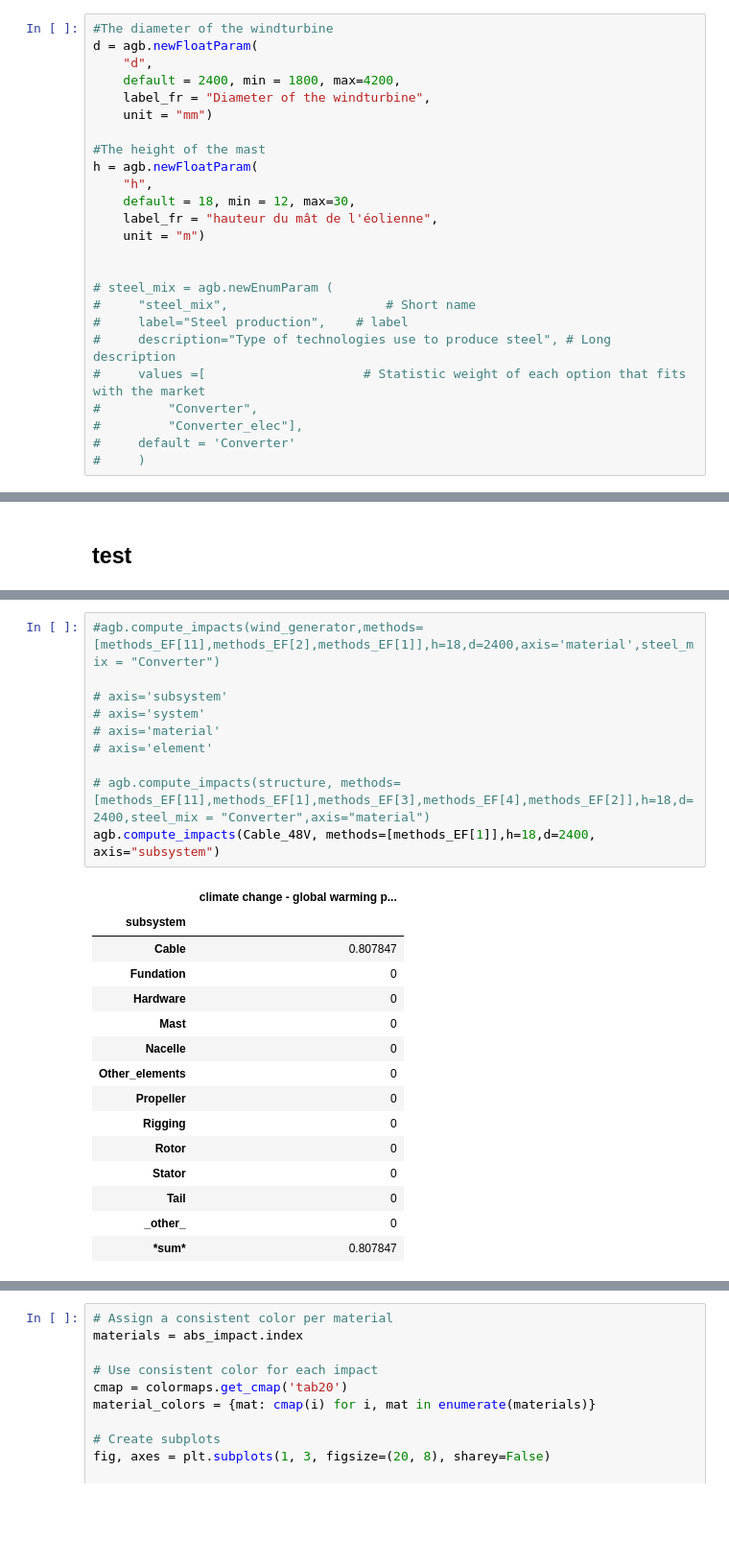
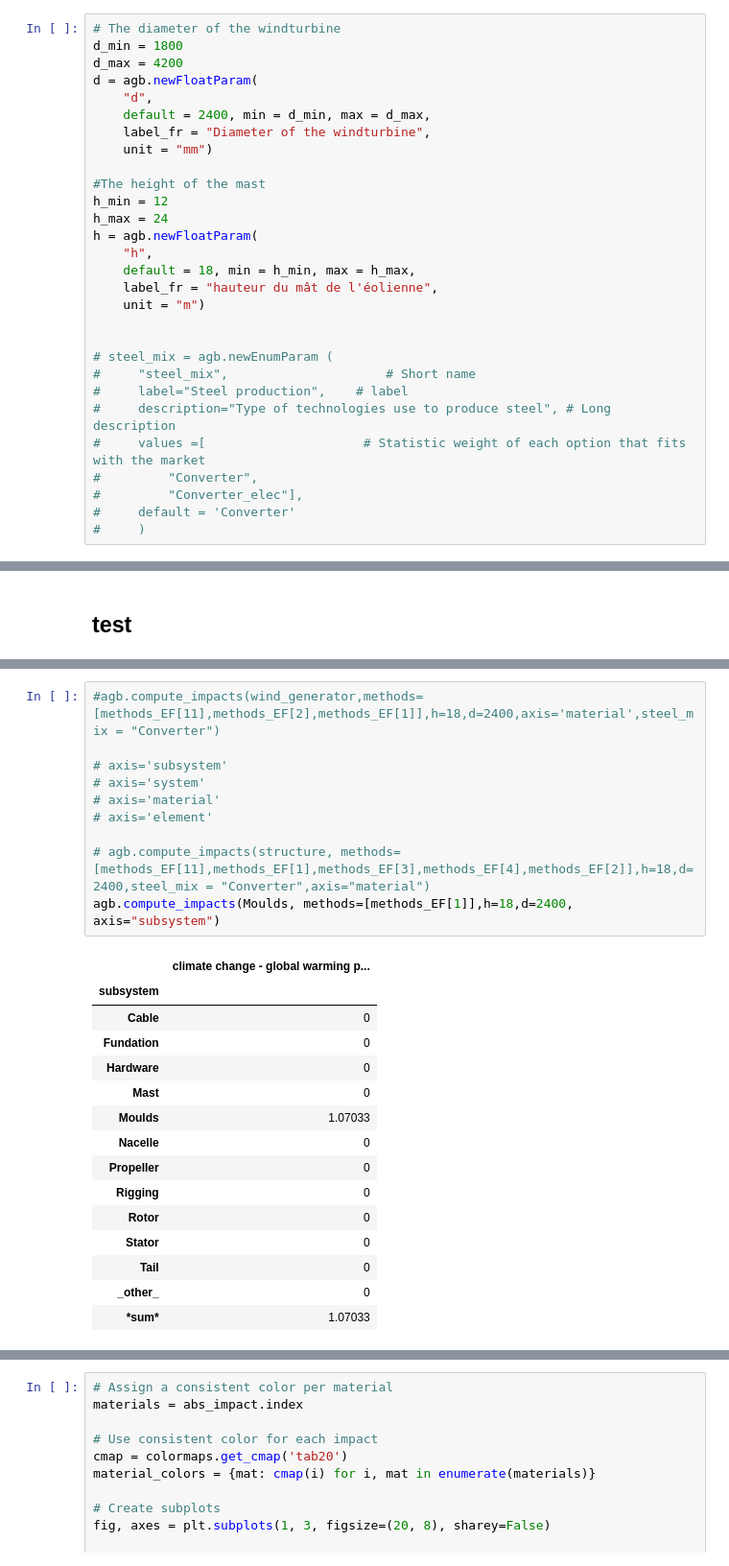
Before and after one commit to vlechappe/sustain-4-SWT, a Jupyter notebook: LCA/eco-optimization_tool/lca_param_syst_noload.ipynb, the cells around one changed output, grey strips where cells are left out. Shown at 96% size. Drawn from its saved outputs; the diff is of its cells as text; blank space fills up the shorter version.

```diff
--- a/LCA/eco-optimization_tool/lca_param_syst_noload.ipynb
+++ b/LCA/eco-optimization_tool/lca_param_syst_noload.ipynb
@@ -157,17 +161,21 @@ def FU_numeric(d,h) :
 # %% [markdown]
 ## lca_algebraic parameters
 # %%
-#The diameter of the windturbine
+# The diameter of the windturbine
+d_min = 1800
+d_max = 4200
 d = agb.newFloatParam(
     "d",
-    default = 2400, min = 1800, max=4200,
+    default = 2400, min = d_min, max = d_max,
     label_fr = "Diameter of the windturbine",
     unit = "mm")
 
 #The height of the mast
+h_min = 12
+h_max = 24
 h = agb.newFloatParam(
     "h",
-    default = 18, min = 12, max=30,
+    default = 18, min = h_min, max = h_max,
     label_fr = "hauteur du mât de l'éolienne",
     unit = "m")
 
@@ -1680,27 +1718,27 @@ agb.compute_impacts(Wind_turbine, methods=[methods_EF[1]],h=18,d=2400, axis="sub
 # %%
 #agb.compute_impacts(wind_generator,methods=[methods_EF[11],methods_EF[2],methods_EF[1]],h=18,d=2400,axis='material',steel_mix = "Converter")
 
 # axis='subsystem'
 # axis='system'
 # axis='material'
 # axis='element'
 
 # agb.compute_impacts(structure, methods=[methods_EF[11],methods_EF[1],methods_EF[3],methods_EF[4],methods_EF[2]],h=18,d=2400,steel_mix = "Converter",axis="material")
-agb.compute_impacts(Cable_48V, methods=[methods_EF[1]],h=18,d=2400, axis="subsystem")
+agb.compute_impacts(Moulds, methods=[methods_EF[1]],h=18,d=2400, axis="subsystem")
 # %% [output]
 |  | climate change - global warming p... |
 | subsystem |  |
-| Cable | 0.807847 |
+| Cable | 0 |
 | Fundation | 0 |
 | Hardware | 0 |
 | Mast | 0 |
+| Moulds | 1.07033 |
 | Nacelle | 0 |
-| Other_elements | 0 |
 | Propeller | 0 |
 | Rigging | 0 |
 | Rotor | 0 |
 | Stator | 0 |
 | Tail | 0 |
 | _other_ | 0 |
-| *sum* | 0.807847 |
+| *sum* | 1.07033 |
 # %%
```
Also changed, not shown: parts of 60 cells of this notebook.
